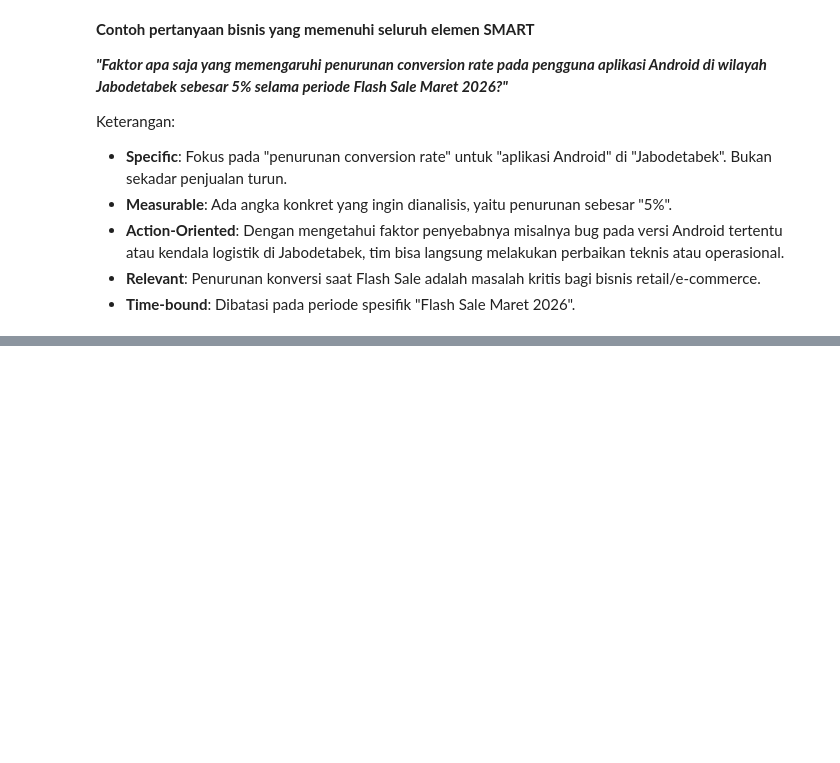
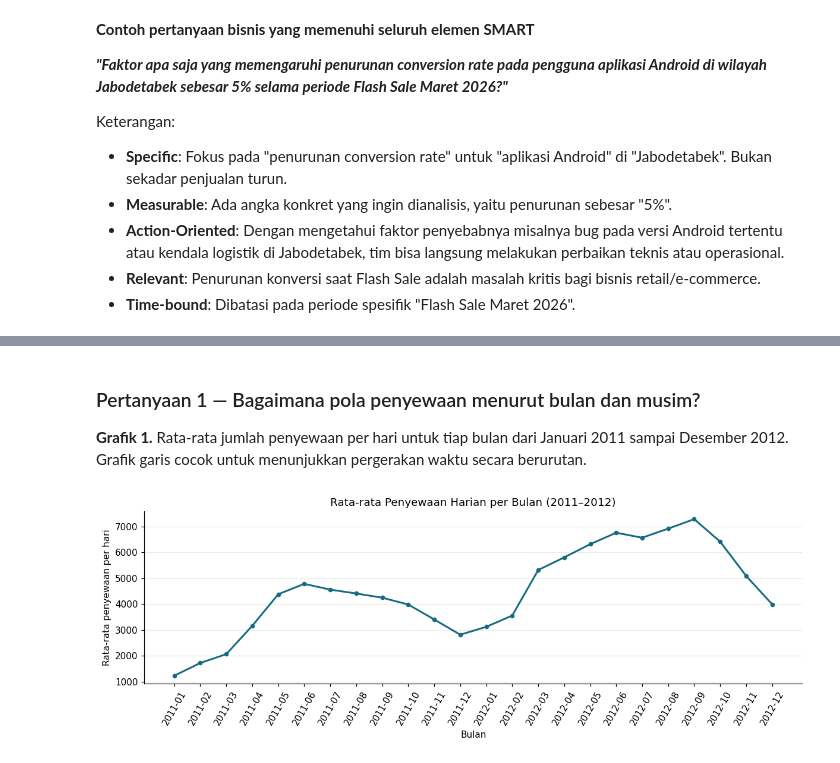
Before and after one commit to nugrasrposit/bike-sharing-dashboard, a Jupyter notebook: dashboard/main-data.ipynb, the cells around one changed output, grey strips where cells are left out. Saved outputs shown, nothing was run; the diff lists cells and outputs as text; code cells hidden in the pictures; blank space fills up the shorter version.

```diff
--- a/dashboard/main-data.ipynb
+++ b/dashboard/main-data.ipynb
@@ -112,0 +61,6 @@ Keterangan:
+# %%
+day_df = pd.read_csv( 'day.csv')
+hour_df = pd.read_csv('hour.csv')
+
+print('Ukuran day.csv :', day_df.shape)
+print('Ukuran hour.csv:', hour_df.shape)
@@ -112,0 +247,18 @@ Keterangan:
+# %%
+day_df = day_df.copy()
+hour_df = hour_df.copy()
+
+day_df['dteday'] = pd.to_datetime(day_df['dteday'])
+hour_df['dteday'] = pd.to_datetime(hour_df['dteday'])
+
+day_df['tahun_bulan'] = day_df['dteday'].dt.strftime('%Y-%m')
+
+nama_musim = {1: 'Semi', 2: 'Panas', 3: 'Gugur', 4: 'Dingin'}
+day_df['musim'] = day_df['season'].map(nama_musim)
+
+nama_hari = {0: 'Bukan hari kerja', 1: 'Hari kerja'}
+hour_df['jenis_hari'] = hour_df['workingday'].map(nama_hari)
+
+print('Tipe tanggal harian:', day_df['dteday'].dtype)
+print('Tipe tanggal per jam:', hour_df['dteday'].dtype)
+display(day_df[['dteday', 'tahun_bulan', 'musim']].head())
@@ -112,0 +284,4 @@ Keterangan:
+# %%
+bulanan = day_df.groupby('tahun_bulan')['cnt'].mean().sort_index()
+print('Rata-rata penyewaan per hari dalam setiap bulan:')
+display(bulanan.round(1))
@@ -112,0 +398,18 @@ Keterangan:
+# %% [markdown]
+### Pertanyaan 1 — Bagaimana pola penyewaan menurut bulan dan musim?
+
+**Grafik 1.** Rata-rata jumlah penyewaan per hari untuk tiap bulan dari Januari 2011 sampai Desember 2012. Grafik garis cocok untuk menunjukkan pergerakan waktu secara berurutan.
+# %%
+fig, ax = plt.subplots(figsize=(11, 4))
+ax.plot(bulanan.index, bulanan.values, marker='o', markersize=4,
+        linewidth=2, color='#176B80')
+ax.set_title('Rata-rata Penyewaan Harian per Bulan (2011–2012)')
+ax.set_xlabel('Bulan')
+ax.set_ylabel('Rata-rata penyewaan per hari')
+ax.tick_params(axis='x', rotation=60)
+ax.grid(axis='y', alpha=0.25)
+ax.spines[['top','right']].set_visible(False)
+plt.tight_layout()
+plt.show()
+# %% [output]
+[figure, added]
```
Also changed, not shown: parts of 82 cells of this notebook.
